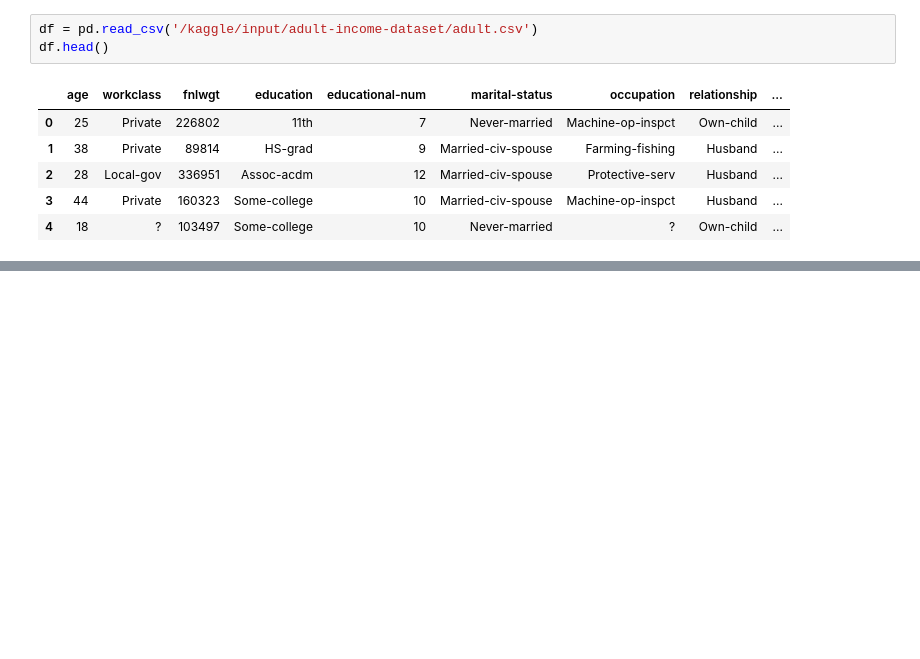
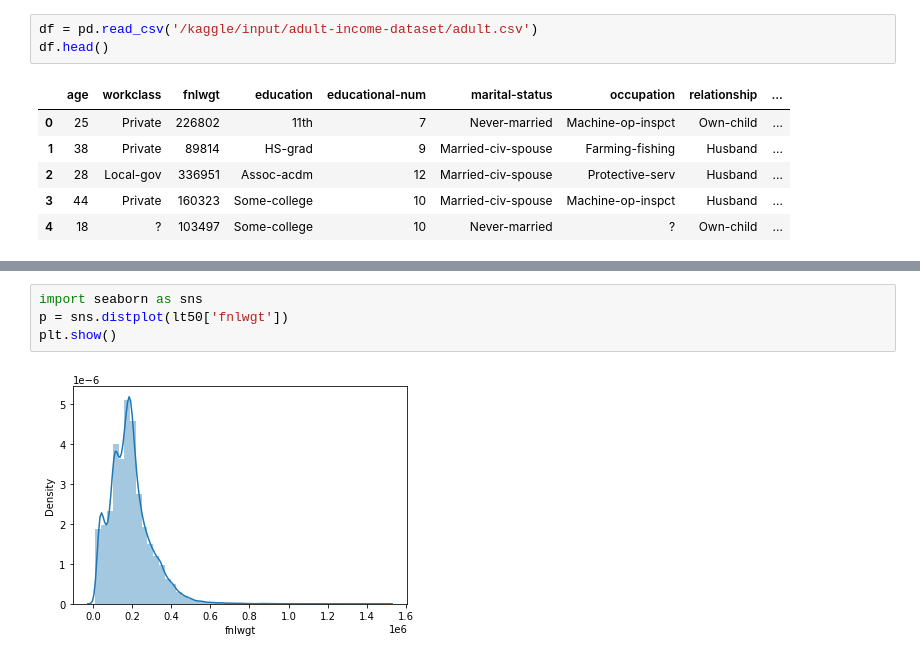
Before and after one commit to ArunNandam/ArunNandam, a Jupyter notebook: adult-dataset.ipynb, the cells around one changed output, grey strips where cells are left out. Drawn from its saved outputs; the diff is of its cells as text; blank space fills up the shorter version.

```diff
--- a/adult-dataset.ipynb
+++ b/adult-dataset.ipynb
@@ -30,0 +128,6 @@ df.head()
+# %%
+import seaborn as sns
+p = sns.distplot(lt50['fnlwgt'])
+plt.show()
+# %% [output]
+[figure, added]
```
Also changed, not shown: parts of 31 cells of this notebook.
